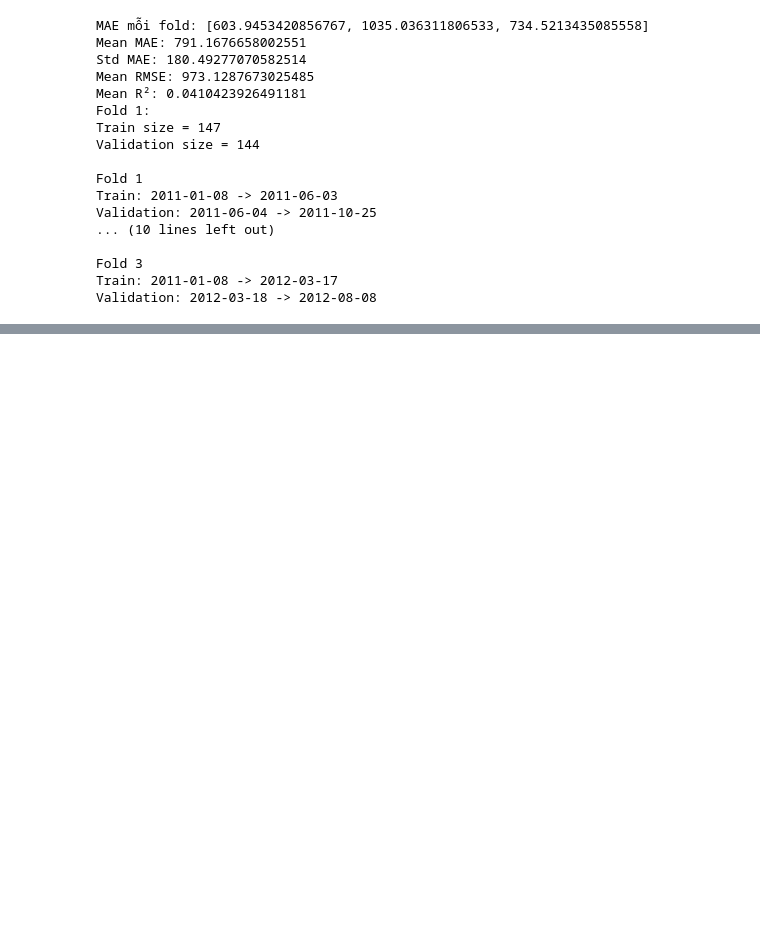
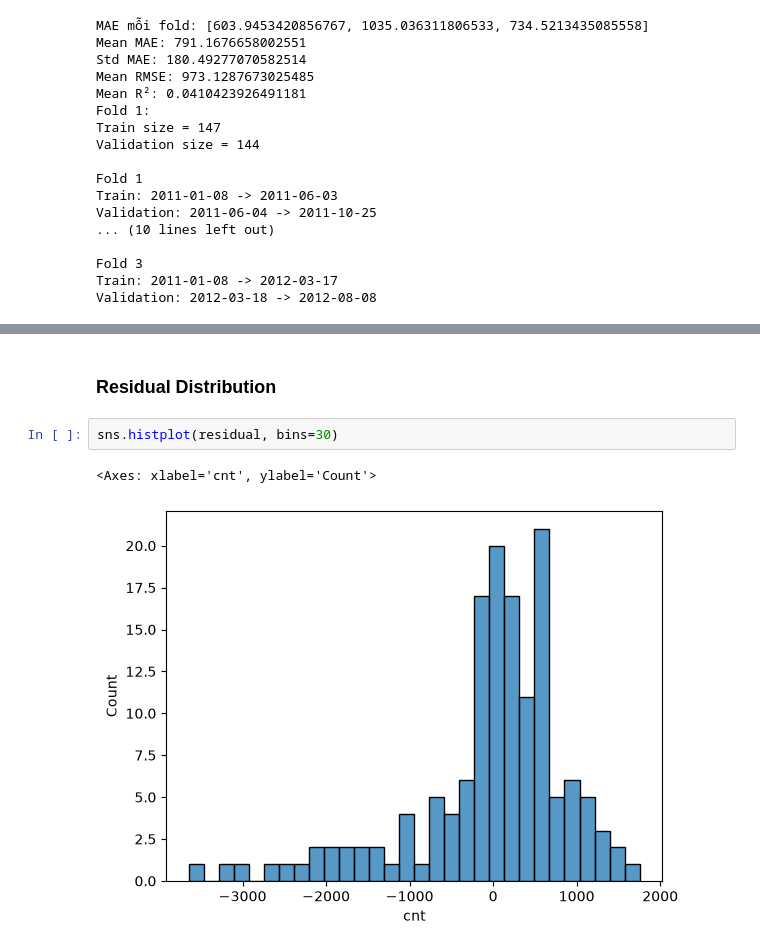
Before and after one commit to putindao/bike_sharing_forecast, a Jupyter notebook: notebook/models.ipynb, the cells around one changed output, grey strips where cells are left out. Saved outputs shown, nothing was run; the diff lists cells and outputs as text; blank space fills up the shorter version.

```diff
--- a/notebook/models.ipynb
+++ b/notebook/models.ipynb
@@ -203,0 +228,7 @@ Validation: 2012-03-18 -> 2012-08-08
+# %% [markdown]
+### Residual Distribution
+# %%
+sns.histplot(residual, bins=30)
+# %% [output]
+<Axes: xlabel='cnt', ylabel='Count'>
+[figure, added]
```
Also changed, not shown: parts of 11 cells of this notebook.
